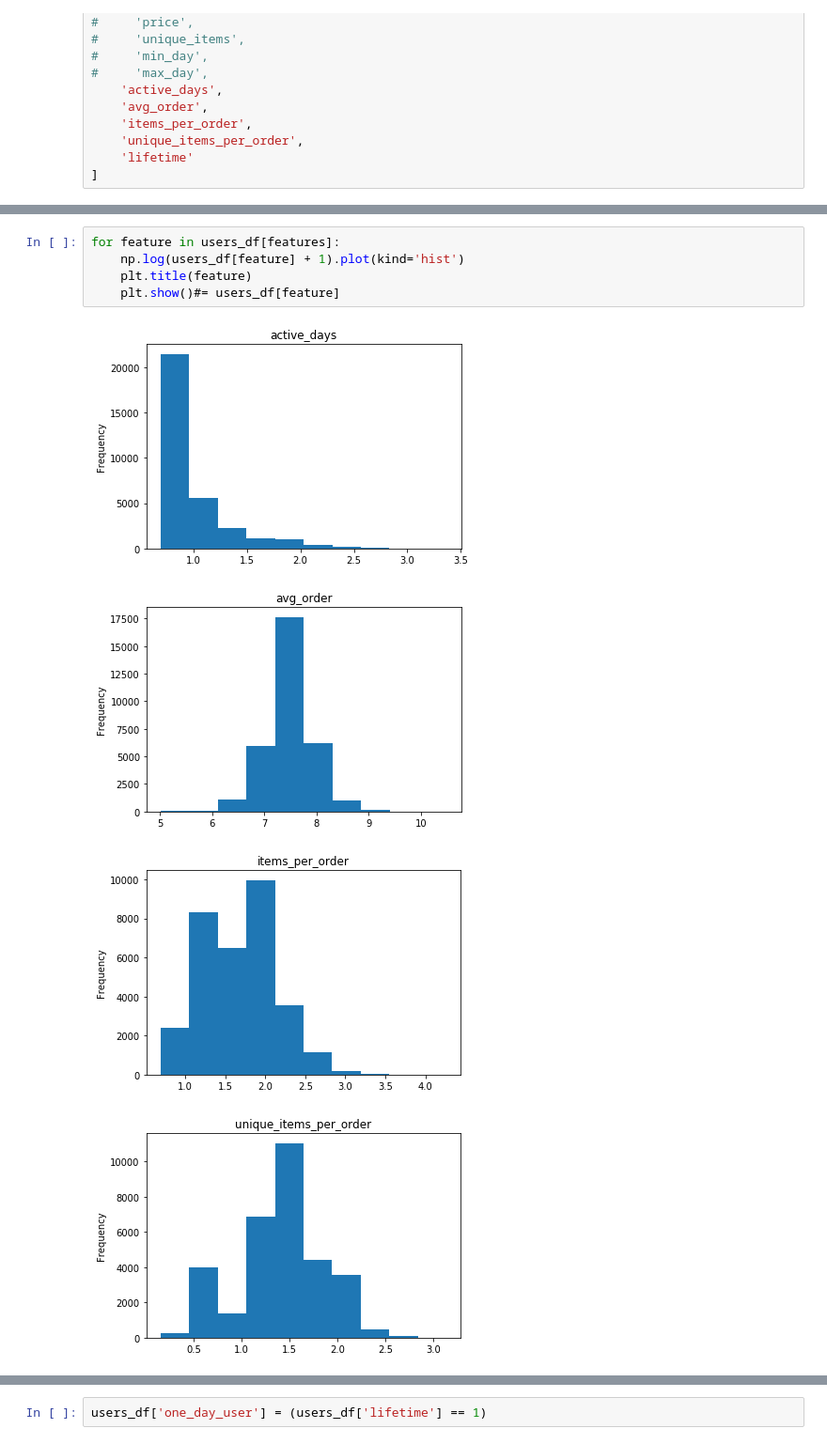
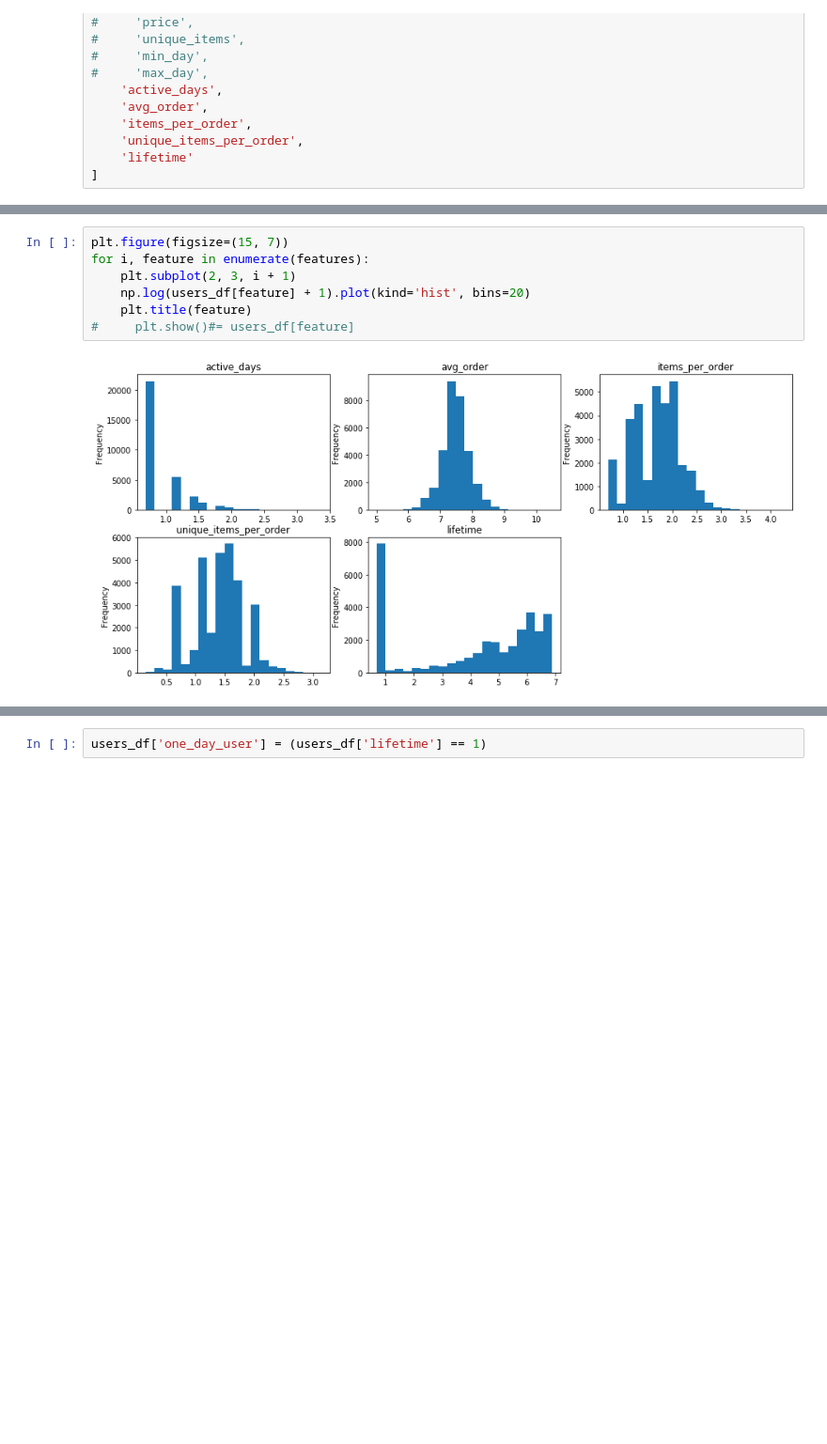
Before and after one commit to belya/cluster-interpretation, a Jupyter notebook: clustering.ipynb, the cells around one changed output, grey strips where cells are left out. Shown at 94% size. Saved outputs shown, nothing was run; the diff lists cells and outputs as text; blank space fills up the shorter version.

```diff
--- a/clustering.ipynb
+++ b/clustering.ipynb
@@ -129,10 +131,9 @@ users_df[features].head(5)
 # %%
-for feature in users_df[features]:
-    np.log(users_df[feature] + 1).plot(kind='hist')
+plt.figure(figsize=(15, 7))
+for i, feature in enumerate(features):
+    plt.subplot(2, 3, i + 1)
+    np.log(users_df[feature] + 1).plot(kind='hist', bins=20)
     plt.title(feature)
-    plt.show()#= users_df[feature]
+#     plt.show()#= users_df[feature]
 # %% [output]
-[figure, old version]
+[figure, new version]
-[figure, removed]
-[figure, removed]
-[figure, removed]
```
Also changed, not shown: parts of 5 cells of this notebook, 8 other files.
